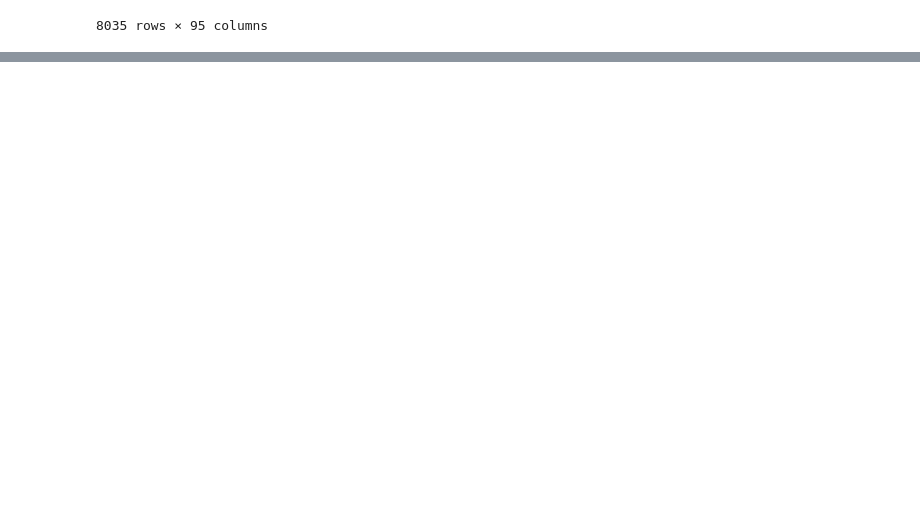
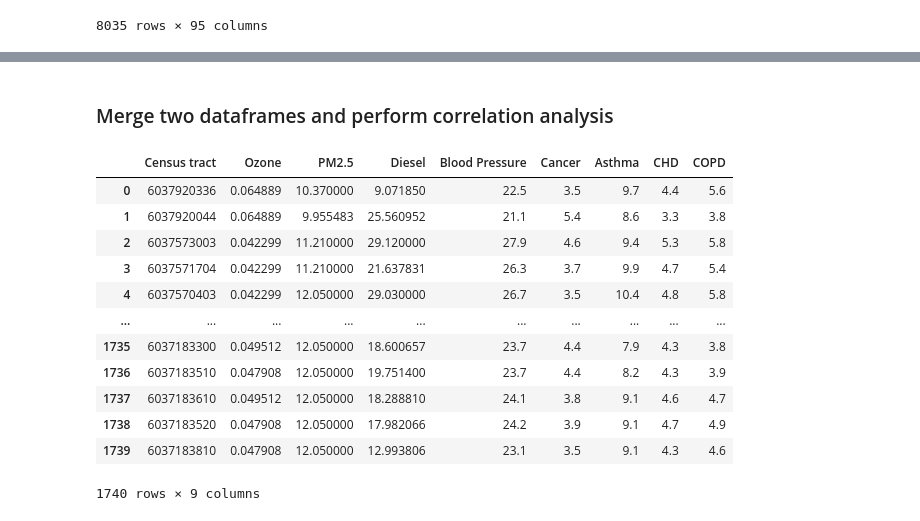
Before and after one commit to kevinmarlis/air-pollution-and-health, a Jupyter notebook: CDC and CES.ipynb, the cells around one changed output, grey strips where cells are left out. Cells and saved outputs as stored; diff of their text form; code cells hidden in the pictures; blank space fills up the shorter version.

```diff
--- a/CDC and CES.ipynb
+++ b/CDC and CES.ipynb
@@ -105,0 +173,8 @@ len(union_tracts)
+# %%
+cols_to_drop = [col for col in ces_df.columns if col not in cols_to_keep]
+# %%
+lac_ces_df = ces_df.drop(cols_to_drop, axis=1)
+lac_ces_df.columns = ['Census tract', 'Ozone', 'PM2.5', 'Diesel']
+lac_ces_df['Census tract'] = lac_ces_df['Census tract'].apply(str)
+# %%
+lac_ces_df = lac_ces_df[lac_ces_df['Census tract'].str.startswith('6037')]
@@ -105,0 +195,3 @@ len(union_tracts)
+# %%
+lac_ces_df = lac_ces_df.set_index('Census tract', )
+lac_ces_df
@@ -105,0 +213,19 @@ len(union_tracts)
+# %% [markdown]
+### Merge two dataframes and perform correlation analysis
+# %%
+combined_data_df = pd.merge(lac_ces_df, lac_cdc_df, left_index=True, right_index=True).reset_index()
+combined_data_df
+# %% [output]
+|  | Census tract | Ozone | PM2.5 | Diesel | Blood Pressure | Cancer | Asthma | CHD | COPD |
+| 0 | 6037920336 | 0.064889 | 10.370000 | 9.071850 | 22.5 | 3.5 | 9.7 | 4.4 | 5.6 |
+| 1 | 6037920044 | 0.064889 | 9.955483 | 25.560952 | 21.1 | 5.4 | 8.6 | 3.3 | 3.8 |
+| 2 | 6037573003 | 0.042299 | 11.210000 | 29.120000 | 27.9 | 4.6 | 9.4 | 5.3 | 5.8 |
+| 3 | 6037571704 | 0.042299 | 11.210000 | 21.637831 | 26.3 | 3.7 | 9.9 | 4.7 | 5.4 |
+| 4 | 6037570403 | 0.042299 | 12.050000 | 29.030000 | 26.7 | 3.5 | 10.4 | 4.8 | 5.8 |
+| ... | ... | ... | ... | ... | ... | ... | ... | ... | ... |
+| 1735 | 6037183300 | 0.049512 | 12.050000 | 18.600657 | 23.7 | 4.4 | 7.9 | 4.3 | 3.8 |
+| 1736 | 6037183510 | 0.047908 | 12.050000 | 19.751400 | 23.7 | 4.4 | 8.2 | 4.3 | 3.9 |
+| 1737 | 6037183610 | 0.049512 | 12.050000 | 18.288810 | 24.1 | 3.8 | 9.1 | 4.6 | 4.7 |
+| 1738 | 6037183520 | 0.047908 | 12.050000 | 17.982066 | 24.2 | 3.9 | 9.1 | 4.7 | 4.9 |
+| 1739 | 6037183810 | 0.047908 | 12.050000 | 12.993806 | 23.1 | 3.5 | 9.1 | 4.3 | 4.6 |
+1740 rows × 9 columns
```
Also changed, not shown: parts of 21 cells of this notebook, 6 other files.
